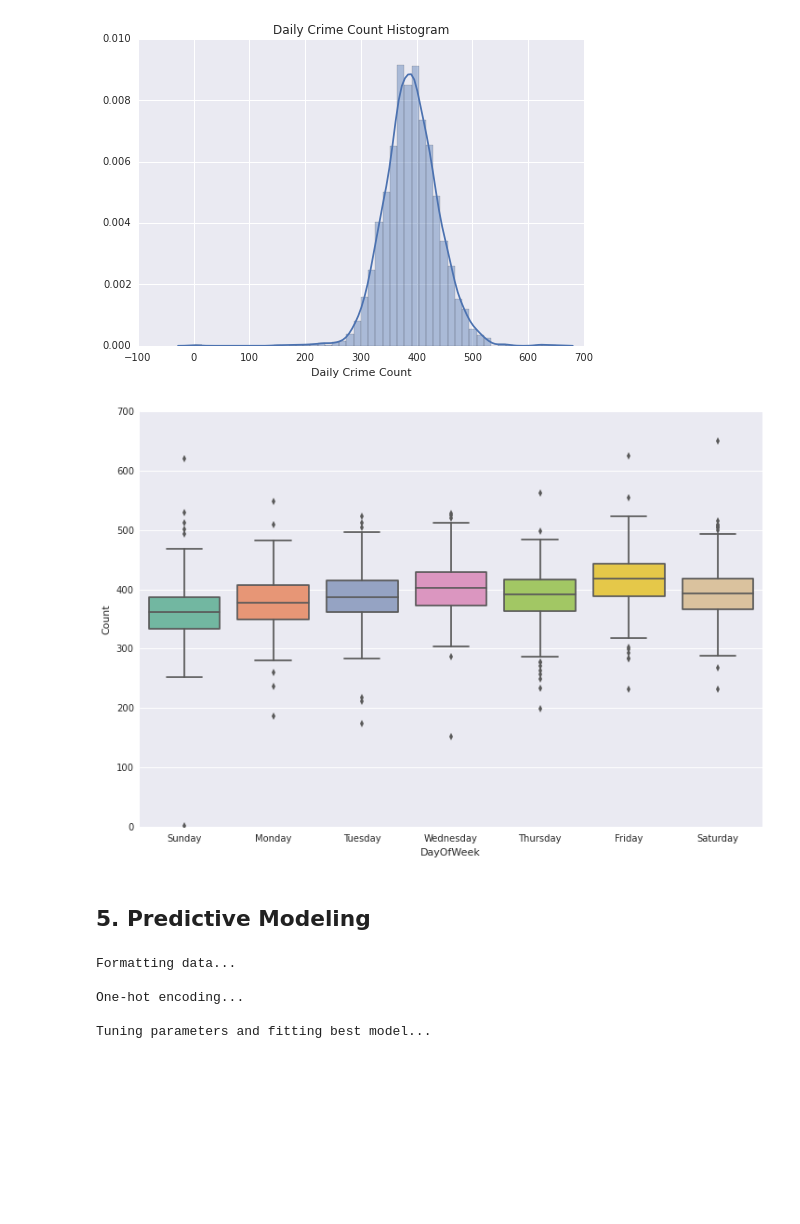
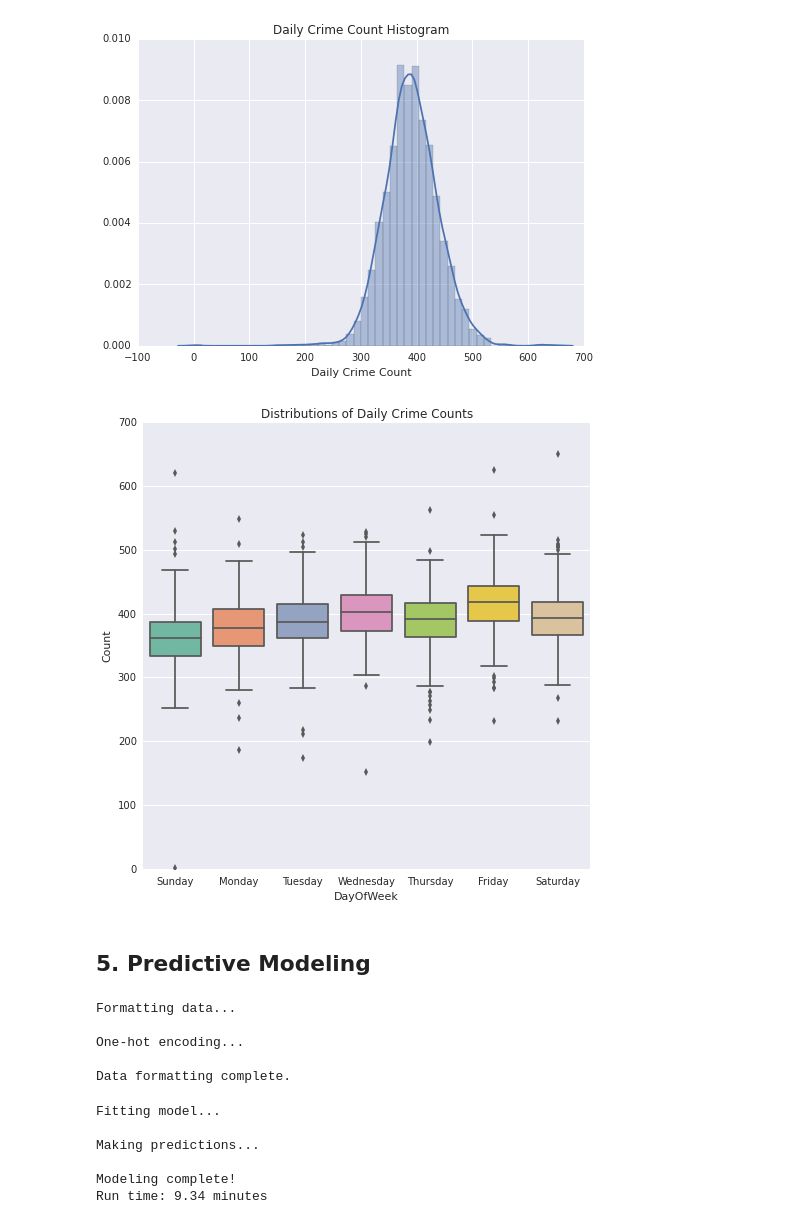
Before and after one commit to carolynamorris/SanFranciscoCrimeClassification, a Jupyter notebook: classification.ipynb, the cells around one changed output. Drawn from its saved outputs; the diff is of its cells as text; code cells hidden in the pictures; blank space fills up the shorter version.

```diff
--- a/classification.ipynb
+++ b/classification.ipynb
@@ -241,20 +241,23 @@ plt.show()
 # %%
 # Distribution of daily crime counts with respect to day of week
 train['Date'] = train.Dates.dt.date
 df_boxplot = pd.DataFrame(train.Date.value_counts()).reset_index()
 df_boxplot.columns = ['Date', 'Count']
 df_box= train[['DayOfWeek', 'Date']].merge(df_boxplot, how='inner', on='Date').drop_duplicates(keep='first')
 
-plt.figure(figsize=(12,8))
+plt.figure(figsize=(8,8))
 order = ['Sunday', 'Monday', 'Tuesday', 'Wednesday', 'Thursday', 'Friday', 'Saturday']
 sns.boxplot(x='DayOfWeek', y='Count', data=df_box, palette='Set2', order=order)
+plt.title('Distributions of Daily Crime Counts')
+plt.xticks(rotation=0)
 plt.show()
 # %% [output]
-[figure, old version]
+[figure, new version]
 # %% [markdown]
 ## 5. Predictive Modeling
 # %%
 print 'Formatting data...\n'
+
 # Store label
 label = train['Category']
 del train['Category']
@@ -288,41 +291,34 @@ dummies = pd.get_dummies(total)
 train_dummies = dummies.head(len(train))
 test_dummies = dummies.tail(len(test))
 
-# Logistic Regression - Tune Parameters with GridSearchCV, 3-folds
-start = time.time()
-
-print 'Tuning parameters and fitting best model...\n'
-parameters = {'C': np.arange(0.1, 1.1, 0.1), 'fit_intercept': [True, False]}
-log_reg = LogisticRegression(penalty='l1', solver='liblinear')
-clf = GridSearchCV(log_reg, parameters, scoring='accuracy', refit=True)
-clf.fit(train_dummies, label)
-
-print 'Logistic Regression Tuned with GridSearchCV'
-print 'Best parameters: {}'.format(clf.best_params_)
-print 'Best GridSearchCV log_loss score: {}\n'.format(clf.best_score_)
-
-# Prediction
-print 'Making predictions...\n'
-preds = clf.predict_proba(test_dummies)
-
-end = time.time()
-run_time = float(end - start)/60
-
-# Format submission
-print 'Formatting submission...\n'
-sub_number = 2
-df_preds = pd.DataFrame(preds)
-df_preds.columns = clf.classes_
-id_list = range(0, len(preds))
-df_id = pd.DataFrame({'Id': id_list})
-df = pd.concat([df_id, df_preds], axis=1)
-df.to_csv('submissions/submission{}.csv'.format(sub_number), index=False)
-
-print 'Modeling complete!'
-print 'Run time of model selection, fitting, and predictions: {:0.2f} minutes\n'.format(run_time)
+print 'Data formatting complete.'
 # %% [output]
 Formatting data...
 
 One-hot encoding...
 
-Tuning parameters and fitting best model...
+Data formatting complete.
+# %%
+# Logistic Regression
+start = time.time()
+
+print 'Fitting model...\n'
+clf = LogisticRegression(penalty='l1', solver='liblinear', C=1.0)
+clf.fit(train_dummies, label)
+
+# Prediction
+print 'Making predictions...\n'
+preds = clf.predict_proba(test_dummies)
+
+end = time.time()
+run_time = float(end - start)/60
+
+print 'Modeling complete!'
+print 'Run time: {:0.2f} minutes'.format(run_time)
+# %% [output]
+Fitting model...
+
+Making predictions...
+
+Modeling complete!
+Run time: 9.34 minutes
```
Also changed, not shown: parts of 1 cell of this notebook.
